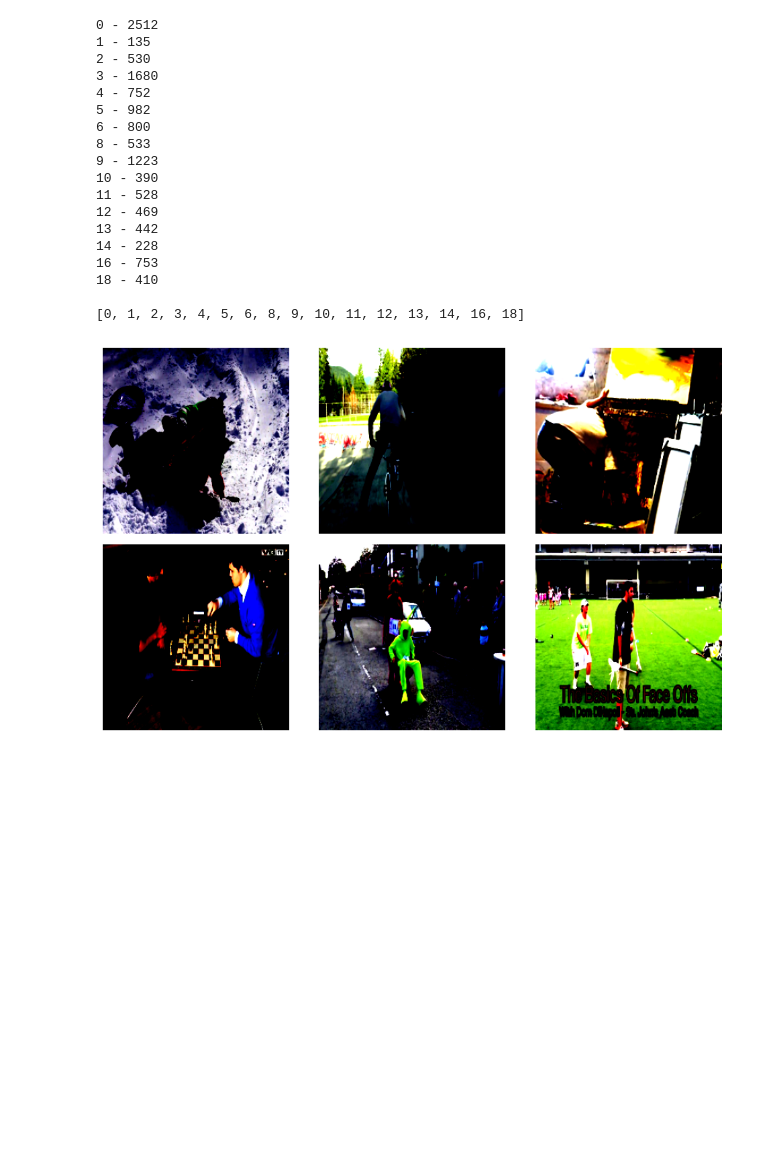
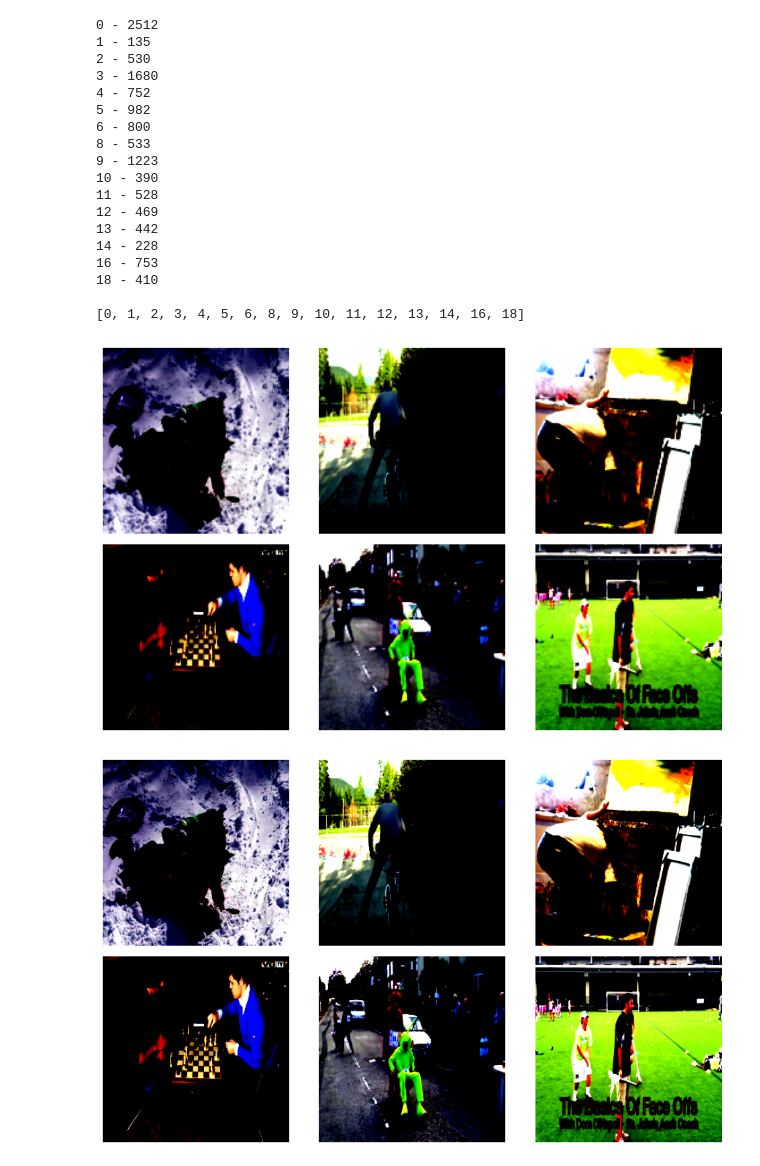
Before and after one commit to Nikcool2500/Yandex-kaggle, a Jupyter notebook: Project5.ipynb, the cells around one changed output. Cells and saved outputs as stored; diff of their text form; code cells hidden in the pictures; blank space fills up the shorter version.

```diff
--- a/Project5.ipynb
+++ b/Project5.ipynb
@@ -117,7 +117,7 @@ class Data():
 # from data.data import Data
 # %%
 transform = Compose([
-    Resize((256, 256)),
+    Resize((150, 150)),
     PILToTensor(),
     ToDtype(torch.float32, scale=True),
     Normalize([0.5, 0.5, 0.5], [0.25, 0.25, 0.25]),
@@ -143,6 +143,28 @@ train_indices, valid_indices = train_test_split(
 # Создаем Subset'ы
 train_set = Subset(train_data, train_indices)
 valid_set = Subset(train_data, valid_indices)
+# %%
+def show_dataset_images(dataset, num_images=6, cols=3):
+    rows = (num_images + cols - 1) // cols
+    plt.figure(figsize=(10, 6))
+
+    for i in range(num_images):
+        image, _ = dataset[i]
+
+        image = image.numpy()
+        image = np.transpose(image, (1, 2, 0))
+        image = np.clip(image, 0, 1)
+
+        plt.subplot(rows, cols, i+1)
+        plt.imshow(image)
+        plt.axis('off')
+
+    plt.tight_layout()
+    plt.show()
+
+show_dataset_images(train_set, num_images=6)
+# %% [output]
+[figure, added]
 # %%
 def show_dataset_images(dataset, num_images=6, cols=3):
     rows = (num_images + cols - 1) // cols
```
Also changed, not shown: parts of 4 cells of this notebook, 2 other files.
